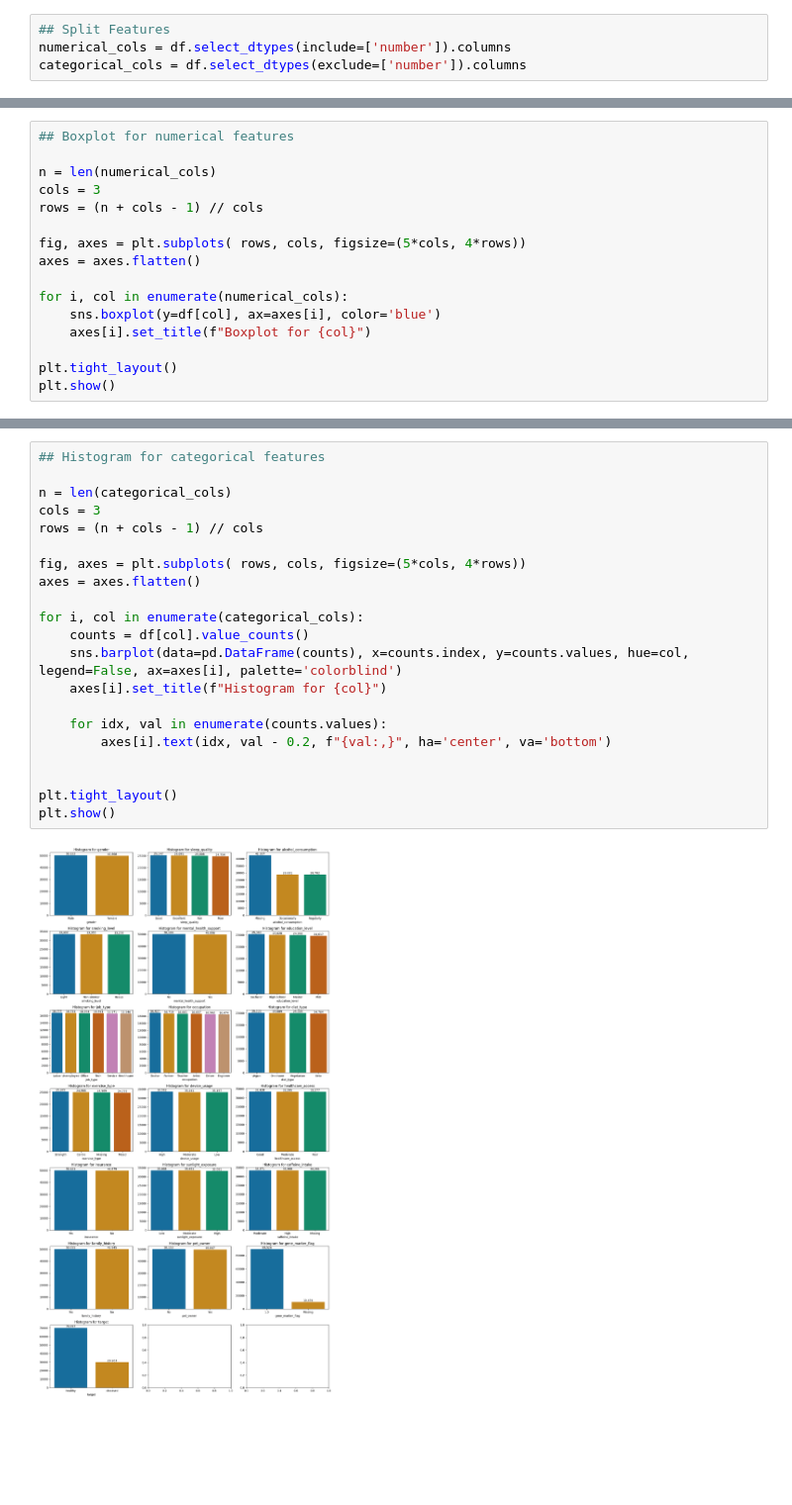
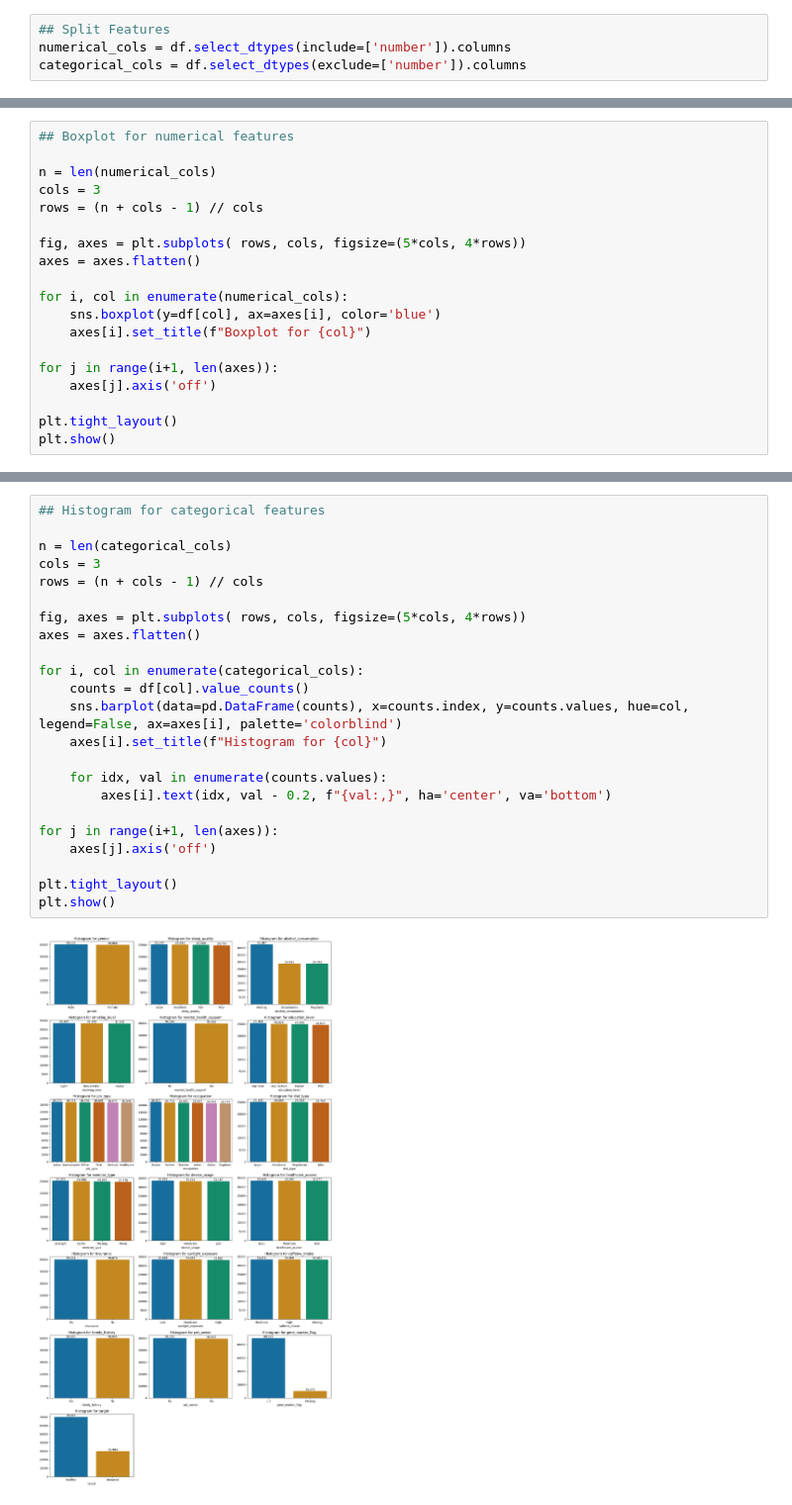
Before and after one commit to ISYE7406-Fall2025/Health_Lifestyle_ML, a Jupyter notebook: EDA/EDA.ipynb, the cells around one changed output, grey strips where cells are left out. Shown at 99% size. Drawn from its saved outputs; the diff is of its cells as text; blank space fills up the shorter version.

```diff
--- a/EDA/EDA.ipynb
+++ b/EDA/EDA.ipynb
@@ -62,6 +62,9 @@ for i, col in enumerate(numerical_cols):
     sns.boxplot(y=df[col], ax=axes[i], color='blue')
     axes[i].set_title(f"Boxplot for {col}")
 
+for j in range(i+1, len(axes)):
+    axes[j].axis('off')
+
 plt.tight_layout()
 plt.show()
 # %% [output]
@@ -69,23 +72,25 @@ plt.show()
 # %%
 ## Histogram for categorical features
 
 n = len(categorical_cols)
 cols = 3
 rows = (n + cols - 1) // cols
 
 fig, axes = plt.subplots( rows, cols, figsize=(5*cols, 4*rows))
 axes = axes.flatten()
 
 for i, col in enumerate(categorical_cols):
     counts = df[col].value_counts()
     sns.barplot(data=pd.DataFrame(counts), x=counts.index, y=counts.values, hue=col, legend=False, ax=axes[i], palette='colorblind')
     axes[i].set_title(f"Histogram for {col}")
 
     for idx, val in enumerate(counts.values):
         axes[i].text(idx, val - 0.2, f"{val:,}", ha='center', va='bottom')
 
+for j in range(i+1, len(axes)):
+    axes[j].axis('off')
 
 plt.tight_layout()
 plt.show()
 # %% [output]
-[figure, old version]
+[figure, new version]
```
Also changed, not shown: parts of 1 cell of this notebook.
